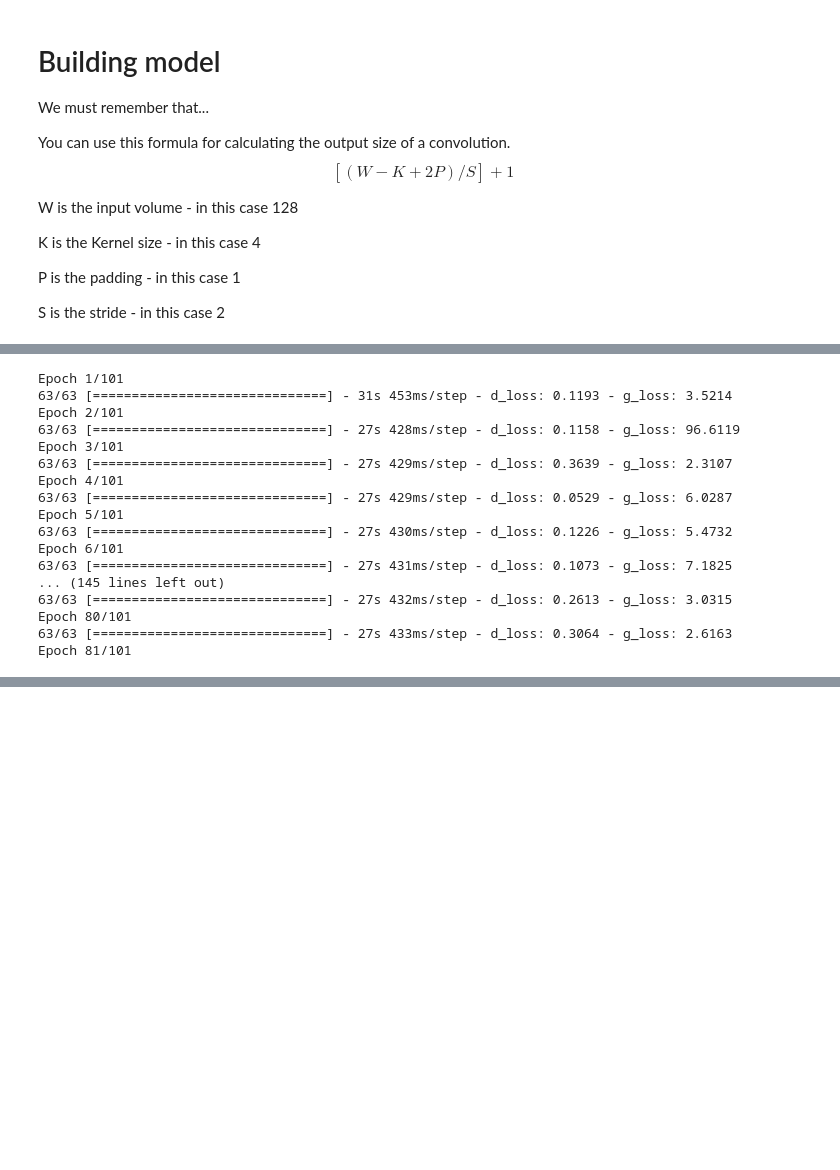
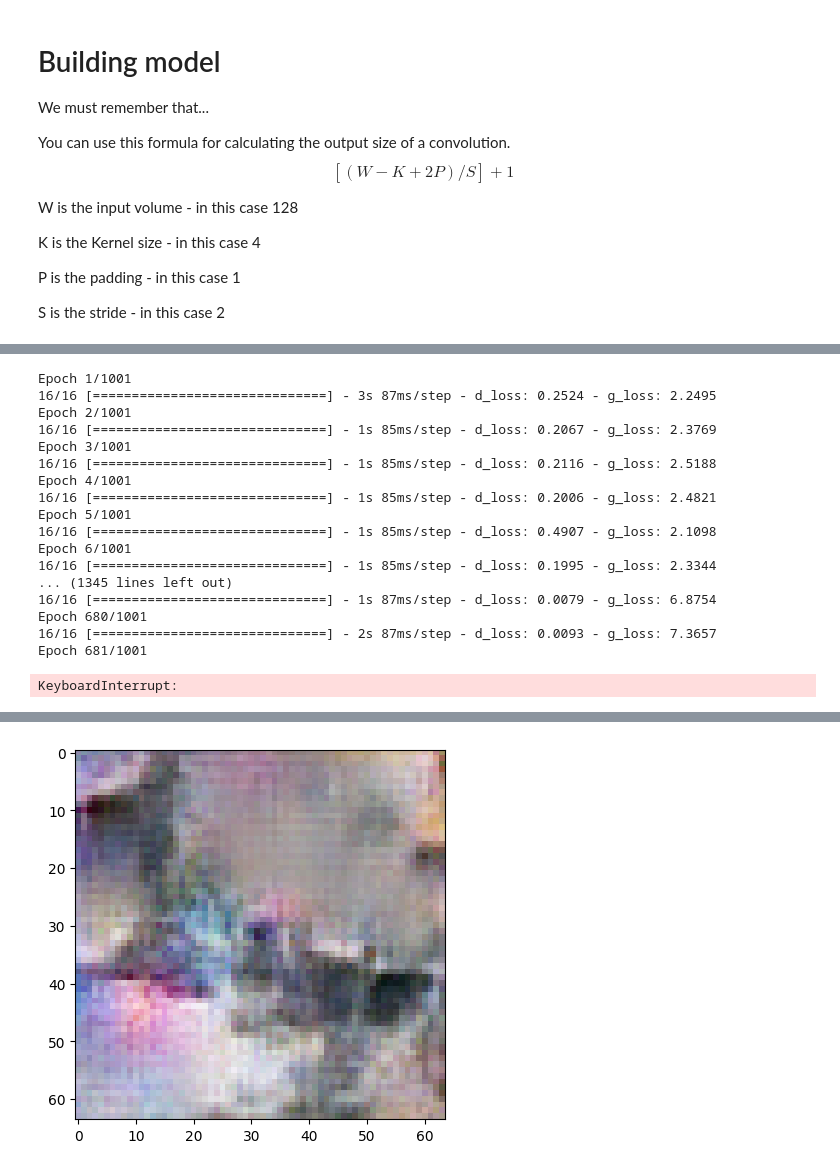
Before and after one commit to vinihiga/Implementations-of-dl-papers, a Jupyter notebook: GAN/GAN - Generate new cats.ipynb, the cells around one changed output, grey strips where cells are left out. Cells and saved outputs as stored; diff of their text form; code cells hidden in the pictures; blank space fills up the shorter version.

```diff
--- a/GAN/GAN - Generate new cats.ipynb
+++ b/GAN/GAN - Generate new cats.ipynb
@@ -77,19 +77,20 @@ P is the padding - in this case 1
 
 S is the stride - in this case 2
 # %%
-NUM_COLORS = 1
-LATENT_DIM = 128
+NUM_COLORS = 3
+LATENT_DIM = 100
 
 generator = models.Sequential([
-    layers.Dense(8 * 8 * 128, input_shape=(LATENT_DIM,)),
-    layers.Reshape((8, 8, 128)),
-    layers.Conv2DTranspose(128, kernel_size=4, strides=2, padding="same"),
+    layers.Dense(8 * 8 * LATENT_DIM, input_shape=(LATENT_DIM,)),
     layers.LeakyReLU(alpha=0.2),
-    layers.Conv2DTranspose(256, kernel_size=4, strides=2, padding="same"),
+    layers.Reshape((8, 8, LATENT_DIM)),
+    layers.Conv2DTranspose(LATENT_DIM, kernel_size=4, strides=2, padding="same"),
     layers.LeakyReLU(alpha=0.2),
-    layers.Conv2DTranspose(512, kernel_size=4, strides=2, padding="same"),
+    layers.Conv2DTranspose(LATENT_DIM, kernel_size=4, strides=2, padding="same"),
     layers.LeakyReLU(alpha=0.2),
-    layers.Conv2D(NUM_COLORS, kernel_size=5, padding="same", activation="sigmoid"),
+    layers.Conv2DTranspose(LATENT_DIM, kernel_size=4, strides=2, padding="same"),
+    layers.LeakyReLU(alpha=0.2),
+    layers.Conv2D(NUM_COLORS, kernel_size=5, padding="same", activation="tanh"),
 ], name='generator_model')
 
 generator.summary()
@@ -232,10 +233,10 @@ class GANMonitor(keras.callbacks.Callback):
 # %%
-epochs = 101  # In practice, use ~100 epochs
+epochs = 1001  # In practice, use ~100 epochs
 
 gan = GAN(discriminator=discriminator, generator=generator, latent_dim=LATENT_DIM)
 gan.compile(
-    keras.optimizers.Adam(learning_rate=0.0001),
-    keras.optimizers.Adam(learning_rate=0.0001),
+    keras.optimizers.Adam(learning_rate=0.0002, beta_1=0.5),
+    keras.optimizers.Adam(learning_rate=0.0002, beta_1=0.5),
     loss_fn=keras.losses.BinaryCrossentropy(),
 )
 
@@ -243,20 +244,21 @@ gan.fit(
     dataset, epochs=epochs, callbacks=[GANMonitor(num_img=3, latent_dim=LATENT_DIM)], verbose=1
 )
 # %% [output]
-Epoch 1/101
-63/63 [==============================] - 31s 453ms/step - d_loss: 0.1193 - g_loss: 3.5214
-Epoch 2/101
-63/63 [==============================] - 27s 428ms/step - d_loss: 0.1158 - g_loss: 96.6119
-Epoch 3/101
-63/63 [==============================] - 27s 429ms/step - d_loss: 0.3639 - g_loss: 2.3107
-Epoch 4/101
-63/63 [==============================] - 27s 429ms/step - d_loss: 0.0529 - g_loss: 6.0287
-Epoch 5/101
-63/63 [==============================] - 27s 430ms/step - d_loss: 0.1226 - g_loss: 5.4732
-Epoch 6/101
-63/63 [==============================] - 27s 431ms/step - d_loss: 0.1073 - g_loss: 7.1825
-... (145 lines left out)
-63/63 [==============================] - 27s 432ms/step - d_loss: 0.2613 - g_loss: 3.0315
-Epoch 80/101
-63/63 [==============================] - 27s 433ms/step - d_loss: 0.3064 - g_loss: 2.6163
-Epoch 81/101
+Epoch 1/1001
+16/16 [==============================] - 3s 87ms/step - d_loss: 0.2524 - g_loss: 2.2495
+Epoch 2/1001
+16/16 [==============================] - 1s 85ms/step - d_loss: 0.2067 - g_loss: 2.3769
+Epoch 3/1001
+16/16 [==============================] - 1s 85ms/step - d_loss: 0.2116 - g_loss: 2.5188
+Epoch 4/1001
+16/16 [==============================] - 1s 85ms/step - d_loss: 0.2006 - g_loss: 2.4821
+Epoch 5/1001
+16/16 [==============================] - 1s 85ms/step - d_loss: 0.4907 - g_loss: 2.1098
+Epoch 6/1001
+16/16 [==============================] - 1s 85ms/step - d_loss: 0.1995 - g_loss: 2.3344
+... (1345 lines left out)
+16/16 [==============================] - 1s 87ms/step - d_loss: 0.0079 - g_loss: 6.8754
+Epoch 680/1001
+16/16 [==============================] - 2s 87ms/step - d_loss: 0.0093 - g_loss: 7.3657
+Epoch 681/1001
+KeyboardInterrupt:
@@ -262,0 +269,20 @@ Epoch 81/101
+# %%
+random_latent_vectors = tf.random.normal(shape=(1, 100))
+
+generated_image = generator.predict(
+    random_latent_vectors,
+    batch_size=None,
+    verbose='auto',
+    steps=None,
+    callbacks=None,
+    max_queue_size=10,
+    workers=1,
+    use_multiprocessing=False
+)
+
+generated_image *= 255
+img = keras.preprocessing.image.array_to_img(generated_image[0])
+
+plt.imshow(cv2.cvtColor(np.asarray(img), cv2.COLOR_BGR2RGB))
+plt.show()
+# %% [output]
@@ -262,0 +290 @@ Epoch 81/101
+[figure, added]
```
Also changed, not shown: parts of 8 cells of this notebook, 1 other file.
